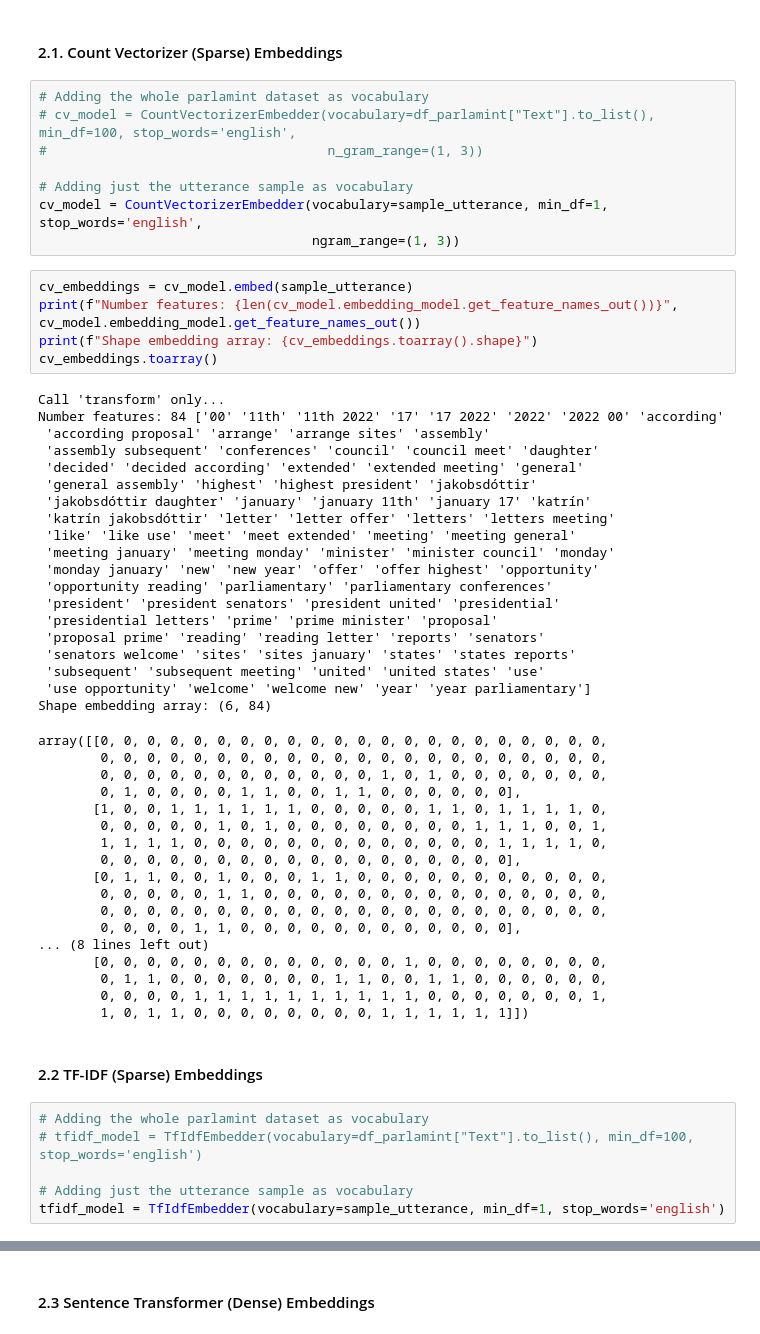
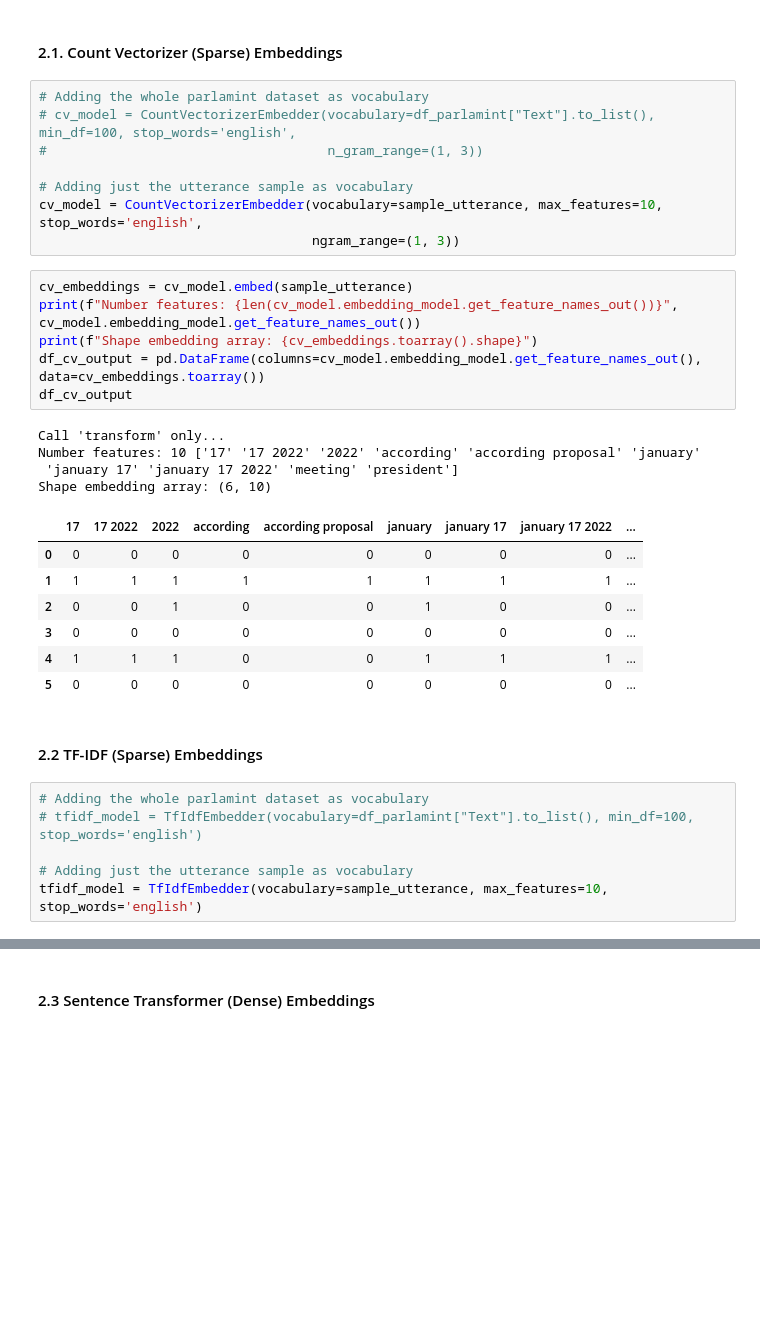
Before and after one commit to DHGraz/clariah2025-dse-ml, a Jupyter notebook: src/processing_embeddings.ipynb, the cells around one changed output, grey strips where cells are left out. Drawn from its saved outputs; the diff is of its cells as text; blank space fills up the shorter version.

```diff
--- a/src/processing_embeddings.ipynb
+++ b/src/processing_embeddings.ipynb
@@ -77,50 +74,26 @@ Name: Text, dtype: object
 #                                    n_gram_range=(1, 3))
 
 # Adding just the utterance sample as vocabulary
-cv_model = CountVectorizerEmbedder(vocabulary=sample_utterance, min_df=1, stop_words='english',
+cv_model = CountVectorizerEmbedder(vocabulary=sample_utterance, max_features=10, stop_words='english',
                                    ngram_range=(1, 3))
 # %%
 cv_embeddings = cv_model.embed(sample_utterance)
 print(f"Number features: {len(cv_model.embedding_model.get_feature_names_out())}", cv_model.embedding_model.get_feature_names_out())
 print(f"Shape embedding array: {cv_embeddings.toarray().shape}")
-cv_embeddings.toarray()
+df_cv_output = pd.DataFrame(columns=cv_model.embedding_model.get_feature_names_out(), data=cv_embeddings.toarray())
+df_cv_output
 # %% [output]
 Call 'transform' only...
-Number features: 84 ['00' '11th' '11th 2022' '17' '17 2022' '2022' '2022 00' 'according'
- 'according proposal' 'arrange' 'arrange sites' 'assembly'
- 'assembly subsequent' 'conferences' 'council' 'council meet' 'daughter'
- 'decided' 'decided according' 'extended' 'extended meeting' 'general'
- 'general assembly' 'highest' 'highest president' 'jakobsdóttir'
- 'jakobsdóttir daughter' 'january' 'january 11th' 'january 17' 'katrín'
- 'katrín jakobsdóttir' 'letter' 'letter offer' 'letters' 'letters meeting'
- 'like' 'like use' 'meet' 'meet extended' 'meeting' 'meeting general'
- 'meeting january' 'meeting monday' 'minister' 'minister council' 'monday'
- 'monday january' 'new' 'new year' 'offer' 'offer highest' 'opportunity'
- 'opportunity reading' 'parliamentary' 'parliamentary conferences'
- 'president' 'president senators' 'president united' 'presidential'
- 'presidential letters' 'prime' 'prime minister' 'proposal'
- 'proposal prime' 'reading' 'reading letter' 'reports' 'senators'
- 'senators welcome' 'sites' 'sites january' 'states' 'states reports'
- 'subsequent' 'subsequent meeting' 'united' 'united states' 'use'
- 'use opportunity' 'welcome' 'welcome new' 'year' 'year parliamentary']
-Shape embedding array: (6, 84)
+Number features: 10 ['17' '17 2022' '2022' 'according' 'according proposal' 'january'
+ 'january 17' 'january 17 2022' 'meeting' 'president']
+Shape embedding array: (6, 10)
-array([[0, 0, 0, 0, 0, 0, 0, 0, 0, 0, 0, 0, 0, 0, 0, 0, 0, 0, 0, 0, 0, 0,
-        0, 0, 0, 0, 0, 0, 0, 0, 0, 0, 0, 0, 0, 0, 0, 0, 0, 0, 0, 0, 0, 0,
-        0, 0, 0, 0, 0, 0, 0, 0, 0, 0, 0, 0, 1, 0, 1, 0, 0, 0, 0, 0, 0, 0,
-        0, 1, 0, 0, 0, 0, 1, 1, 0, 0, 1, 1, 0, 0, 0, 0, 0, 0],
-       [1, 0, 0, 1, 1, 1, 1, 1, 1, 0, 0, 0, 0, 0, 1, 1, 0, 1, 1, 1, 1, 0,
-        0, 0, 0, 0, 0, 1, 0, 1, 0, 0, 0, 0, 0, 0, 0, 0, 1, 1, 1, 0, 0, 1,
-        1, 1, 1, 1, 0, 0, 0, 0, 0, 0, 0, 0, 0, 0, 0, 0, 0, 1, 1, 1, 1, 0,
-        0, 0, 0, 0, 0, 0, 0, 0, 0, 0, 0, 0, 0, 0, 0, 0, 0, 0],
-       [0, 1, 1, 0, 0, 1, 0, 0, 0, 1, 1, 0, 0, 0, 0, 0, 0, 0, 0, 0, 0, 0,
-        0, 0, 0, 0, 0, 1, 1, 0, 0, 0, 0, 0, 0, 0, 0, 0, 0, 0, 0, 0, 0, 0,
-        0, 0, 0, 0, 0, 0, 0, 0, 0, 0, 0, 0, 0, 0, 0, 0, 0, 0, 0, 0, 0, 0,
-        0, 0, 0, 0, 1, 1, 0, 0, 0, 0, 0, 0, 0, 0, 0, 0, 0, 0],
-... (8 lines left out)
-       [0, 0, 0, 0, 0, 0, 0, 0, 0, 0, 0, 0, 0, 1, 0, 0, 0, 0, 0, 0, 0, 0,
-        0, 1, 1, 0, 0, 0, 0, 0, 0, 0, 1, 1, 0, 0, 1, 1, 0, 0, 0, 0, 0, 0,
-        0, 0, 0, 0, 1, 1, 1, 1, 1, 1, 1, 1, 1, 1, 0, 0, 0, 0, 0, 0, 0, 1,
-        1, 0, 1, 1, 0, 0, 0, 0, 0, 0, 0, 0, 1, 1, 1, 1, 1, 1]])
+|  | 17 | 17 2022 | 2022 | according | according proposal | january | january 17 | january 17 2022 | ... |
+| 0 | 0 | 0 | 0 | 0 | 0 | 0 | 0 | 0 | ... |
+| 1 | 1 | 1 | 1 | 1 | 1 | 1 | 1 | 1 | ... |
+| 2 | 0 | 0 | 1 | 0 | 0 | 1 | 0 | 0 | ... |
+| 3 | 0 | 0 | 0 | 0 | 0 | 0 | 0 | 0 | ... |
+| 4 | 1 | 1 | 1 | 0 | 0 | 1 | 1 | 1 | ... |
+| 5 | 0 | 0 | 0 | 0 | 0 | 0 | 0 | 0 | ... |
 # %% [markdown]
 #### 2.2 TF-IDF (Sparse) Embeddings
 # %%
@@ -128,7 +101,7 @@ array([[0, 0, 0, 0, 0, 0, 0, 0, 0, 0, 0, 0, 0, 0, 0, 0, 0, 0, 0, 0, 0, 0,
 # tfidf_model = TfIdfEmbedder(vocabulary=df_parlamint["Text"].to_list(), min_df=100, stop_words='english')
 
 # Adding just the utterance sample as vocabulary
-tfidf_model = TfIdfEmbedder(vocabulary=sample_utterance, min_df=1, stop_words='english')
+tfidf_model = TfIdfEmbedder(vocabulary=sample_utterance, max_features=10, stop_words='english')
 # %%
 tfidf_embeddings = tfidf_model.embed(sample_utterance)
 print(f"Number features: {len(tfidf_model.embedding_model.get_feature_names_out())}", tfidf_model.embedding_model.get_feature_names_out())
```
Also changed, not shown: parts of 26 cells of this notebook, 1 other file.
